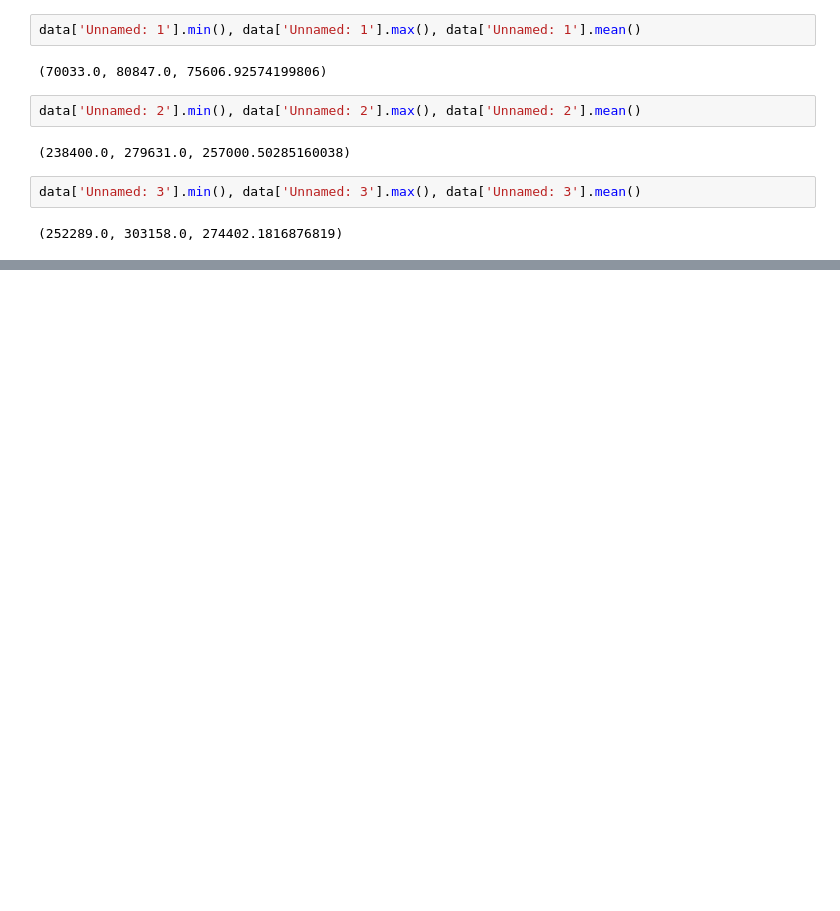
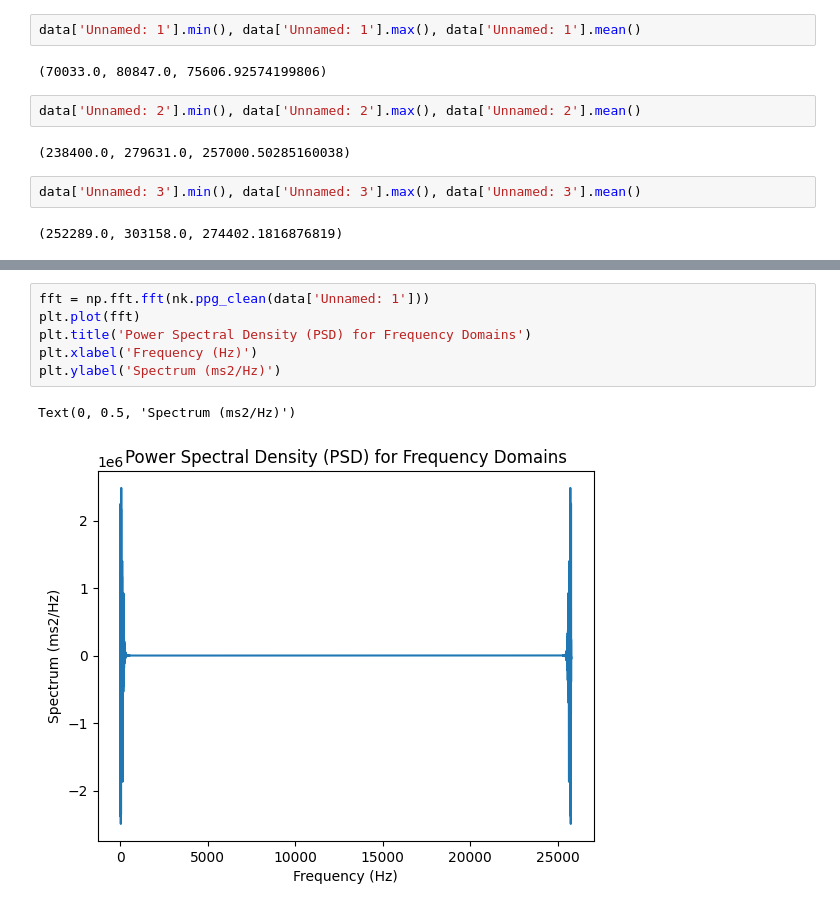
Before and after one commit to SenuraHansaja/H-IoT-Golob-Rice-Compression-Automation, a Jupyter notebook: PPG data/PPG_plots.ipynb, the cells around one changed output, grey strips where cells are left out. Saved outputs shown, nothing was run; the diff lists cells and outputs as text; blank space fills up the shorter version.

```diff
--- a/PPG data/PPG_plots.ipynb
+++ b/PPG data/PPG_plots.ipynb
@@ -34,0 +81,9 @@ data['Unnamed: 3'].min(), data['Unnamed: 3'].max(), data['Unnamed: 3'].mean()
+# %%
+fft = np.fft.fft(nk.ppg_clean(data['Unnamed: 1']))
+plt.plot(fft)
+plt.title('Power Spectral Density (PSD) for Frequency Domains')
+plt.xlabel('Frequency (Hz)')
+plt.ylabel('Spectrum (ms2/Hz)')
+# %% [output]
+Text(0, 0.5, 'Spectrum (ms2/Hz)')
+[figure, added]
```
Also changed, not shown: parts of 8 cells of this notebook.
